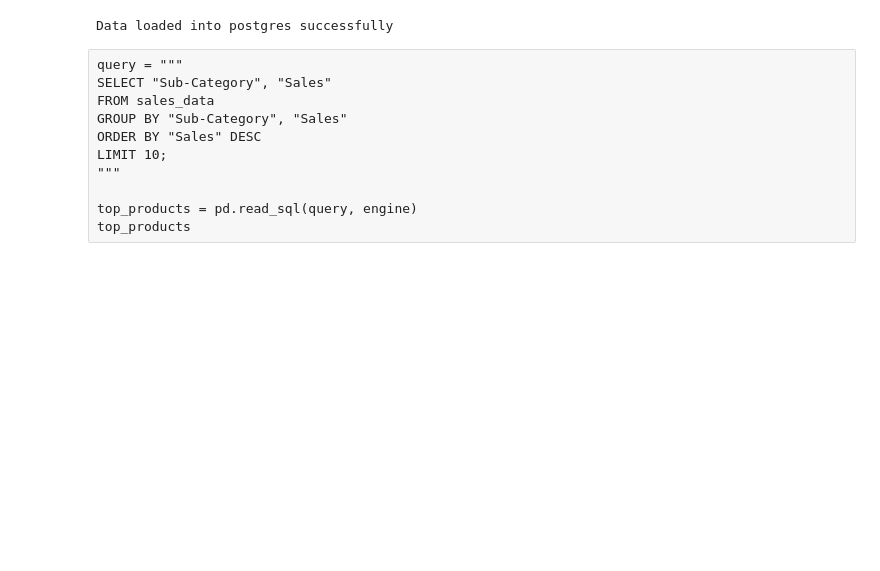
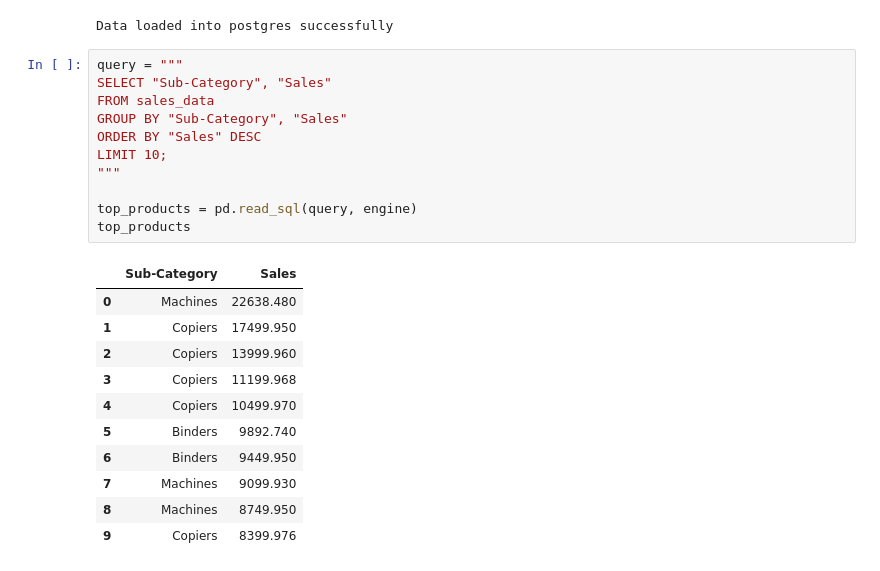
Before and after one commit to ArthiManju/retail-sales-data-pipeline, a Jupyter notebook: Retail_Sales.ipynb, the cells around one changed output. Saved outputs shown, nothing was run; the diff lists cells and outputs as text; blank space fills up the shorter version.

```diff
--- a/Retail_Sales.ipynb
+++ b/Retail_Sales.ipynb
@@ -58,17 +58,29 @@ df.to_sql('sales_data',engine,index=False,if_exists='replace')
 print("Data loaded into postgres successfully")
 # %% [output]
 Data loaded into postgres successfully
-# %% [raw]
-query = """
-SELECT "Sub-Category", "Sales"
-FROM sales_data
-GROUP BY "Sub-Category", "Sales"
-ORDER BY "Sales" DESC
-LIMIT 10;
-"""
-
-top_products = pd.read_sql(query, engine)
-top_products
+# %%
+query = """
+SELECT "Sub-Category", "Sales"
+FROM sales_data
+GROUP BY "Sub-Category", "Sales"
+ORDER BY "Sales" DESC
+LIMIT 10;
+"""
+
+top_products = pd.read_sql(query, engine)
+top_products
+# %% [output]
+|  | Sub-Category | Sales |
+| 0 | Machines | 22638.480 |
+| 1 | Copiers | 17499.950 |
+| 2 | Copiers | 13999.960 |
+| 3 | Copiers | 11199.968 |
+| 4 | Copiers | 10499.970 |
+| 5 | Binders | 9892.740 |
+| 6 | Binders | 9449.950 |
+| 7 | Machines | 9099.930 |
+| 8 | Machines | 8749.950 |
+| 9 | Copiers | 8399.976 |
 # %%
 import seaborn as sns
 import matplotlib.pyplot as plt
```
Also changed, not shown: parts of 1 cell of this notebook.
